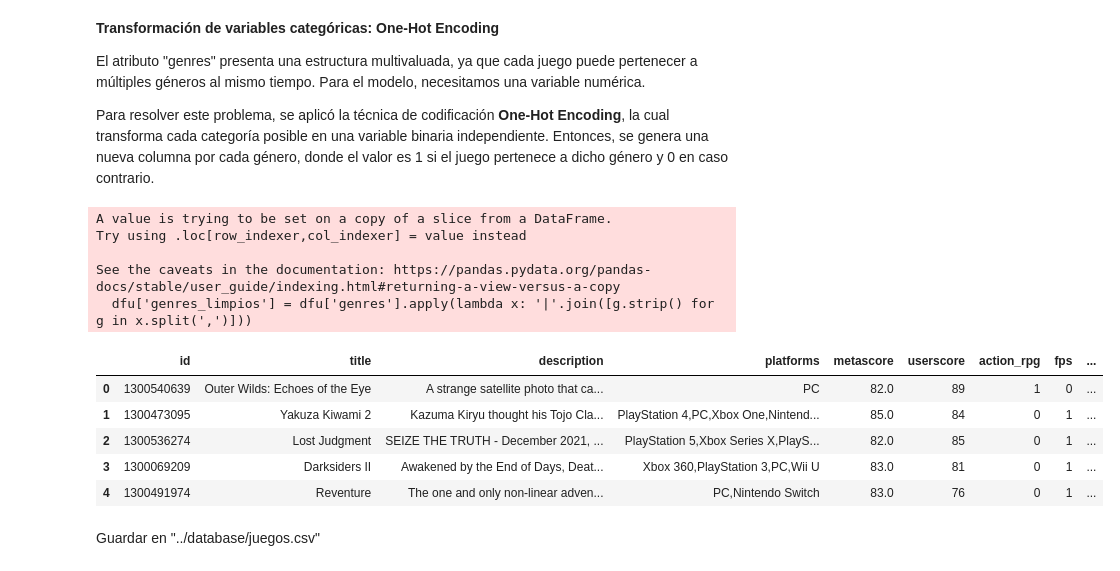
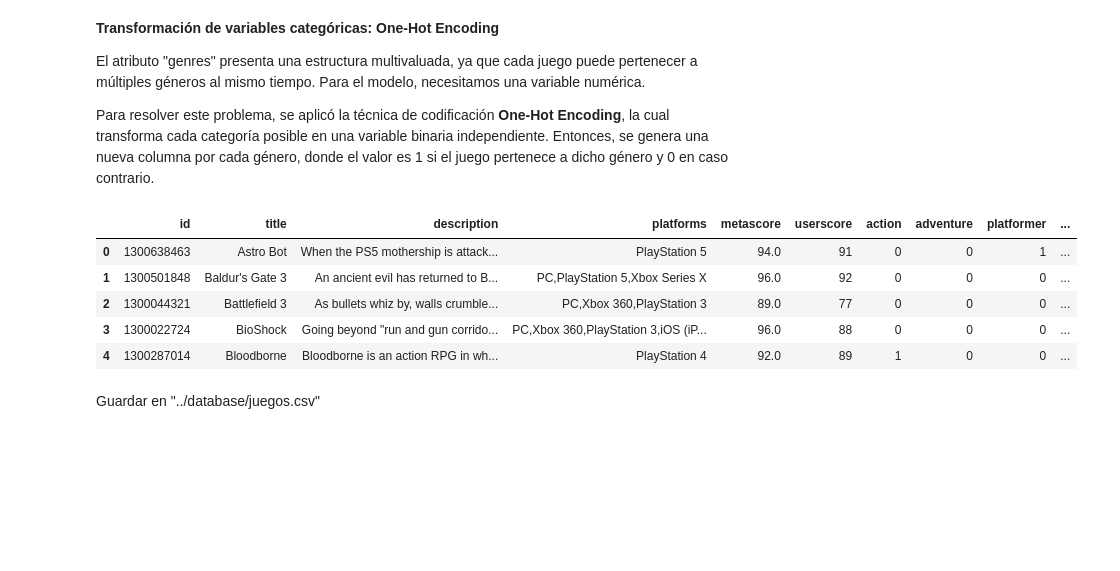
Before and after one commit to SantiagoCiaponi/data-science, a Jupyter notebook: notebooks/data_mining.ipynb, the cells around one changed output. Cells and saved outputs as stored; diff of their text form; code cells hidden in the pictures; blank space fills up the shorter version.

```diff
--- a/notebooks/data_mining.ipynb
+++ b/notebooks/data_mining.ipynb
@@ -1288,37 +1288,41 @@ Para resolver este problema, se aplicó la técnica de codificación **One-Hot E
 # %%
 dfu = df[['id', 'title', 'genres', 'description', 'platforms', 'metascore', 'userscore']]
 
 dfu['genres_limpios'] = dfu['genres'].apply(lambda x: '|'.join([g.strip() for g in x.split(',')]))
 
 columnas_generos = dfu['genres_limpios'].str.get_dummies(sep='|')
 
 genre_mapping = {
-    'Open-World Action': 'open_world_action',
-    'FPS': 'fps',
-    'Survival': 'survival',
-    'Action RPG': 'action_rpg',
-    'Linear Action Adventure': 'linear_action_adventure'
+    'Action': 'action',
+    'Adventure': 'adventure',
+    'Platformer': 'platformer',
+    'Puzzle/Horror': 'puzzle_horror',
+    'RPG': 'rpg',
+    'Racing': 'racing',
+    'Shooter': 'shooter',
+    'Simulation': 'simulation',
+    'Sports': 'sports',
+    'Strategy': 'strategy'
 }
 
 columnas_generos = columnas_generos.rename(columns=genre_mapping)
 
-dfu = pd.concat([dfu, columnas_generos], axis=1)
+for genero in genre_mapping.values():
+    if genero not in columnas_generos.columns:
+        columnas_generos[genero] = 0
+
+dfu = pd.concat([dfu, columnas_generos[list(genre_mapping.values())]], axis=1)
 
 dfu = dfu.drop(columns=['genres', 'genres_limpios'])
 
 dfu.head()
 # %% [output]
-A value is trying to be set on a copy of a slice from a DataFrame.
-Try using .loc[row_indexer,col_indexer] = value instead
-
-See the caveats in the documentation: https://pandas.pydata.org/pandas-docs/stable/user_guide/indexing.html#returning-a-view-versus-a-copy
-  dfu['genres_limpios'] = dfu['genres'].apply(lambda x: '|'.join([g.strip() for g in x.split(',')]))
-|  | id | title | description | platforms | metascore | userscore | action_rpg | fps | ... |
-| 0 | 1300540639 | Outer Wilds: Echoes of the Eye | A strange satellite photo that ca... | PC | 82.0 | 89 | 1 | 0 | ... |
-| 1 | 1300473095 | Yakuza Kiwami 2 | Kazuma Kiryu thought his Tojo Cla... | PlayStation 4,PC,Xbox One,Nintend... | 85.0 | 84 | 0 | 1 | ... |
-| 2 | 1300536274 | Lost Judgment | SEIZE THE TRUTH - December 2021, ... | PlayStation 5,Xbox Series X,PlayS... | 82.0 | 85 | 0 | 1 | ... |
-| 3 | 1300069209 | Darksiders II | Awakened by the End of Days, Deat... | Xbox 360,PlayStation 3,PC,Wii U | 83.0 | 81 | 0 | 1 | ... |
-| 4 | 1300491974 | Reventure | The one and only non-linear adven... | PC,Nintendo Switch | 83.0 | 76 | 0 | 1 | ... |
+|  | id | title | description | platforms | metascore | userscore | action | adventure | platformer | ... |
+| 0 | 1300638463 | Astro Bot | When the PS5 mothership is attack... | PlayStation 5 | 94.0 | 91 | 0 | 0 | 1 | ... |
+| 1 | 1300501848 | Baldur's Gate 3 | An ancient evil has returned to B... | PC,PlayStation 5,Xbox Series X | 96.0 | 92 | 0 | 0 | 0 | ... |
+| 2 | 1300044321 | Battlefield 3 | As bullets whiz by, walls crumble... | PC,Xbox 360,PlayStation 3 | 89.0 | 77 | 0 | 0 | 0 | ... |
+| 3 | 1300022724 | BioShock | Going beyond "run and gun corrido... | PC,Xbox 360,PlayStation 3,iOS (iP... | 96.0 | 88 | 0 | 0 | 0 | ... |
+| 4 | 1300287014 | Bloodborne | Bloodborne is an action RPG in wh... | PlayStation 4 | 92.0 | 89 | 1 | 0 | 0 | ... |
 # %% [markdown]
 Guardar en "../database/juegos.csv"
 # %%
```
Also changed, not shown: 12 other files.
